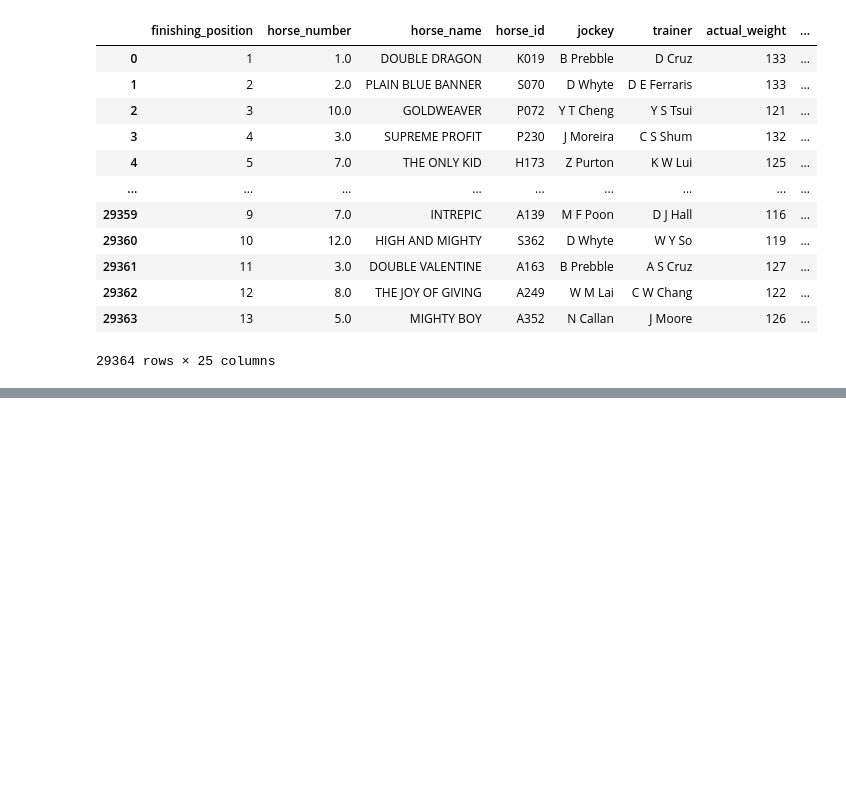
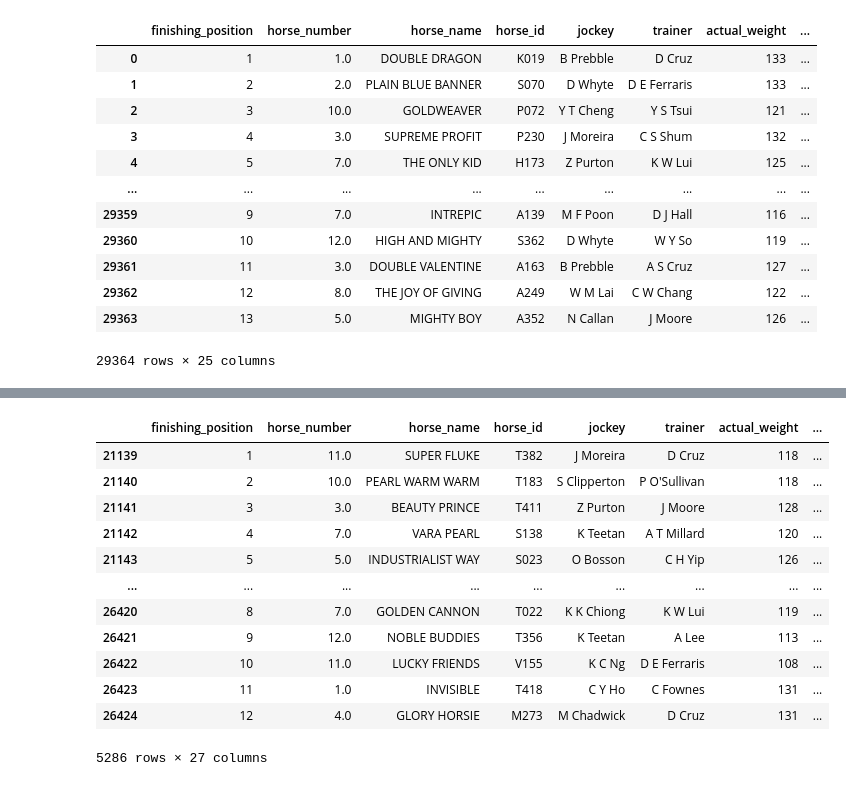
Before and after one commit to AyishaAmeer/Horse-Racing-Prediction, a Jupyter notebook: data_preprocessing.ipynb, the cells around one changed output, grey strips where cells are left out. Cells and saved outputs as stored; diff of their text form; code cells hidden in the pictures; blank space fills up the shorter version.

```diff
--- a/data_preprocessing.ipynb
+++ b/data_preprocessing.ipynb
@@ -278,0 +334,16 @@ len(df_horse['race_id'].unique())
+# %%
+df_test
+# %% [output]
+|  | finishing_position | horse_number | horse_name | horse_id | jockey | trainer | actual_weight | ... |
+| 21139 | 1 | 11.0 | SUPER FLUKE | T382 | J Moreira | D Cruz | 118 | ... |
+| 21140 | 2 | 10.0 | PEARL WARM WARM | T183 | S Clipperton | P O'Sullivan | 118 | ... |
+| 21141 | 3 | 3.0 | BEAUTY PRINCE | T411 | Z Purton | J Moore | 128 | ... |
+| 21142 | 4 | 7.0 | VARA PEARL | S138 | K Teetan | A T Millard | 120 | ... |
+| 21143 | 5 | 5.0 | INDUSTRIALIST WAY | S023 | O Bosson | C H Yip | 126 | ... |
+| ... | ... | ... | ... | ... | ... | ... | ... | ... |
+| 26420 | 8 | 7.0 | GOLDEN CANNON | T022 | K K Chiong | K W Lui | 119 | ... |
+| 26421 | 9 | 12.0 | NOBLE BUDDIES | T356 | K Teetan | A Lee | 113 | ... |
+| 26422 | 10 | 11.0 | LUCKY FRIENDS | V155 | K C Ng | D E Ferraris | 108 | ... |
+| 26423 | 11 | 1.0 | INVISIBLE | T418 | C Y Ho | C Fownes | 131 | ... |
+| 26424 | 12 | 4.0 | GLORY HORSIE | M273 | M Chadwick | D Cruz | 131 | ... |
+5286 rows × 27 columns
```
Also changed, not shown: parts of 18 cells of this notebook.
